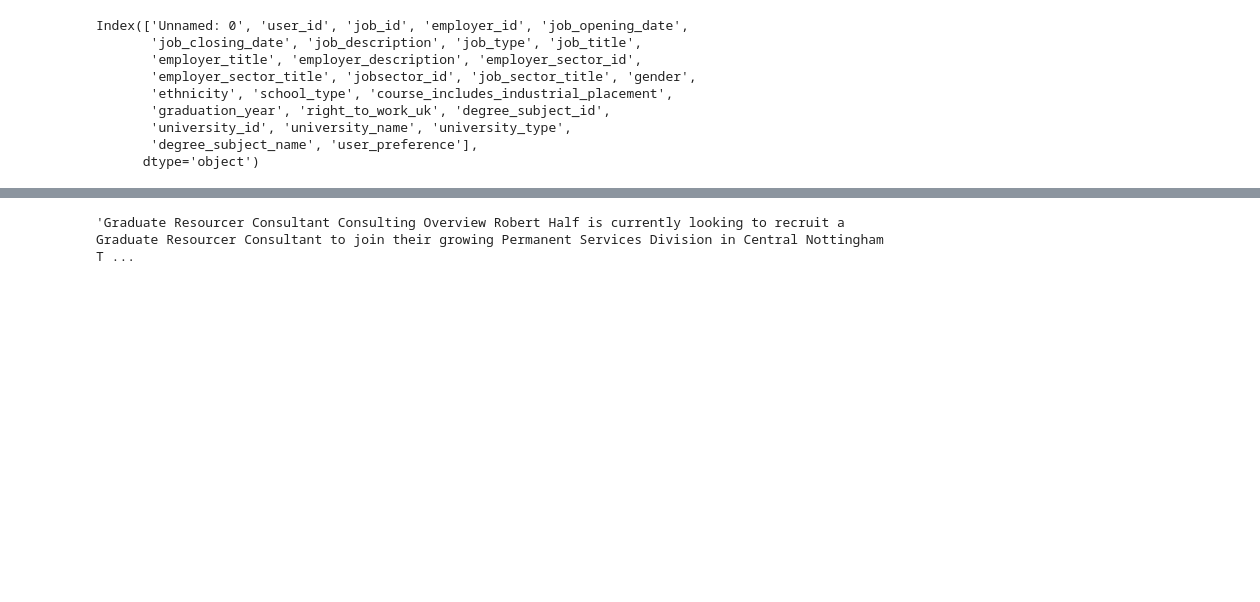
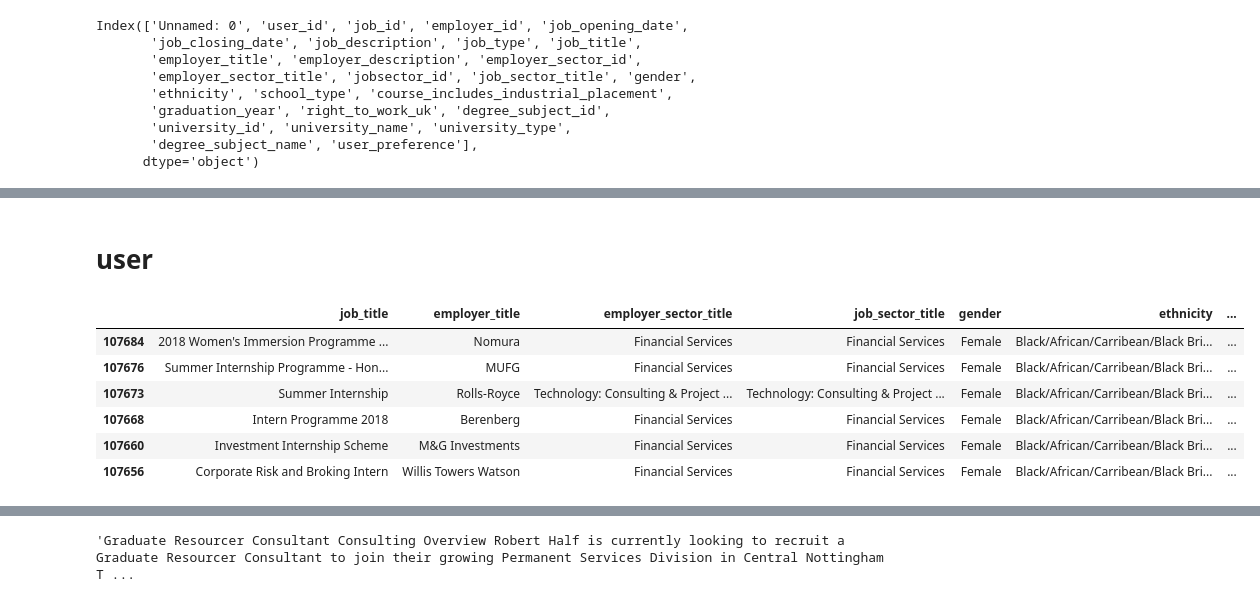
Before and after one commit to Lassanabright/Bright_Network-Data_Science, a Jupyter notebook: Word_Embedding.ipynb, the cells around one changed output, grey strips where cells are left out. Drawn from its saved outputs; the diff is of its cells as text; code cells hidden in the pictures; blank space fills up the shorter version.

```diff
--- a/Word_Embedding.ipynb
+++ b/Word_Embedding.ipynb
@@ -12,6 +12,8 @@ from sklearn.metrics.pairwise import cosine_similarity, euclidean_distances
 from sklearn.feature_extraction.text import CountVectorizer
 # %%
 train=pd.read_csv("Training_set.csv")
+# %%
+train=train.sample(20000)
 # %%
 test=pd.read_csv("Test_set.csv")
 # %%
@@ -881,0 +606,13 @@ def get_similar_doc(X_train, doc_id, n):
+# %% [markdown]
+# user
+# %%
+train[train["user_id"]==126087][['job_title','employer_title', 'employer_sector_title', 'job_sector_title', 'gender',
+       'ethnicity', 'university_name', 'degree_subject_name', 'user_preference']].tail(10)
+# %% [output]
+|  | job_title | employer_title | employer_sector_title | job_sector_title | gender | ethnicity | ... |
+| 107684 | 2018 Women's Immersion Programme ... | Nomura | Financial Services | Financial Services | Female | Black/African/Carribean/Black Bri... | ... |
+| 107676 | Summer Internship Programme - Hon... | MUFG | Financial Services | Financial Services | Female | Black/African/Carribean/Black Bri... | ... |
+| 107673 | Summer Internship | Rolls-Royce | Technology: Consulting & Project ... | Technology: Consulting & Project ... | Female | Black/African/Carribean/Black Bri... | ... |
+| 107668 | Intern Programme 2018 | Berenberg | Financial Services | Financial Services | Female | Black/African/Carribean/Black Bri... | ... |
+| 107660 | Investment Internship Scheme | M&G Investments | Financial Services | Financial Services | Female | Black/African/Carribean/Black Bri... | ... |
+| 107656 | Corporate Risk and Broking Intern | Willis Towers Watson | Financial Services | Financial Services | Female | Black/African/Carribean/Black Bri... | ... |
```
Also changed, not shown: parts of 85 cells of this notebook.
